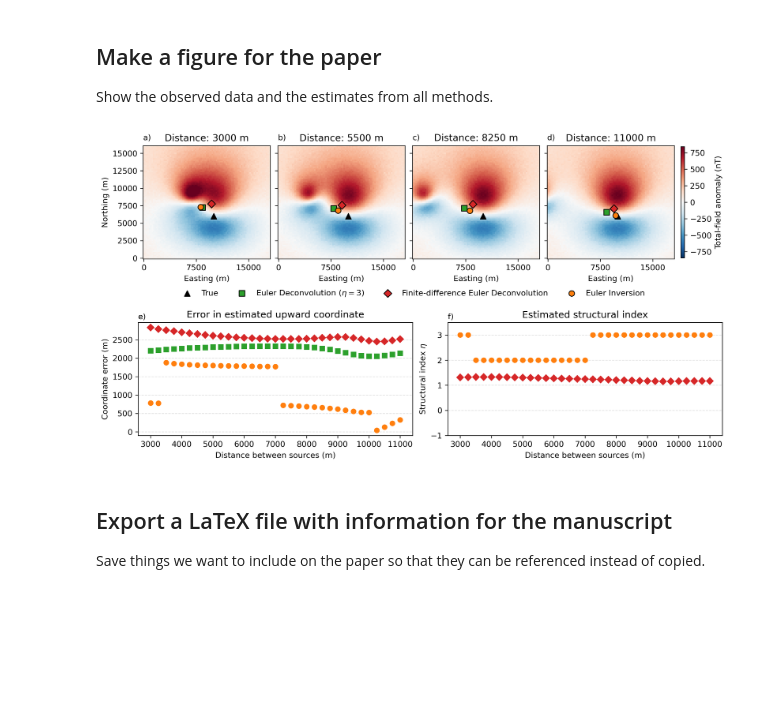
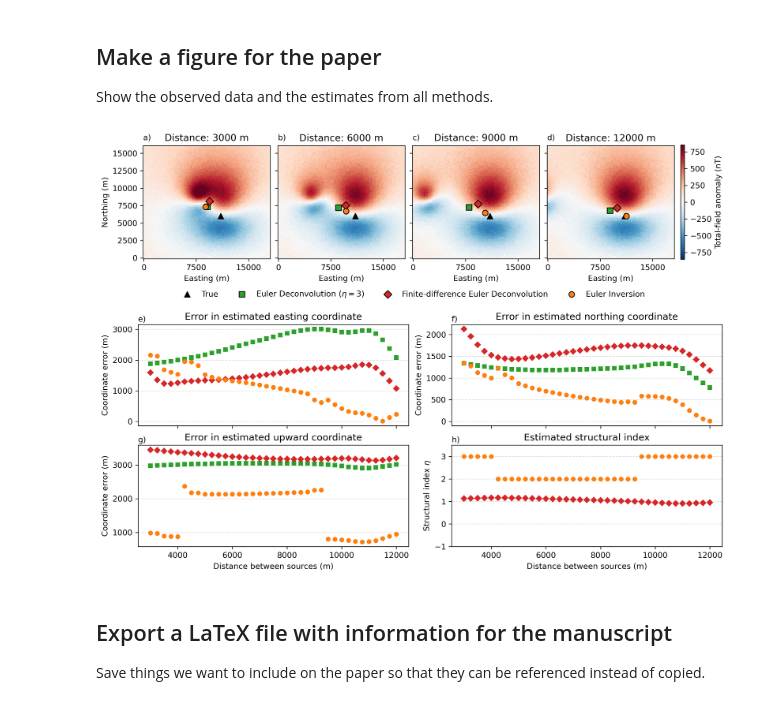
Before and after one commit to compgeolab/euler-inversion, a Jupyter notebook: code/synthetic-interfering-sources.ipynb, the cells around one changed output. Saved outputs shown, nothing was run; the diff lists cells and outputs as text; code cells hidden in the pictures; blank space fills up the shorter version.

Commit message:
Add a plot of the easting/northing error as well

```diff
--- a/code/synthetic-interfering-sources.ipynb
+++ b/code/synthetic-interfering-sources.ipynb
@@ -24,7 +24,7 @@ height = 800
 spacing = 200
 coordinates = vd.grid_coordinates(region, spacing=spacing, extra_coords=height)
 intensity, inclination, declination = 1e12, -30, 0
-true_coordinates = (10e3, 6e3, -4e3)
+true_coordinates = (11e3, 6e3, -4e3)
 magnetic_field = hm.dipole_magnetic(
     coordinates,
     dipoles=true_coordinates,
@@ -35,7 +35,7 @@ main_field = hm.magnetic_angles_to_vec(1, inclination, declination)
 magnetic_anomaly = sum(b * f for b, f in zip(magnetic_field, main_field))
 
 # Add noise and the base level
-noise_level = 10  # nT
+noise_level = 15  # nT
 magnetic_anomaly += np.random.default_rng(42).normal(
     0, noise_level, size=magnetic_anomaly.shape
 )
@@ -131,8 +131,8 @@ inversion = [euler_inversion_si_estimate(data) for data in datasets]
 
 Show the observed data and the estimates from all methods.
 # %%
-fig = plt.figure(figsize=(11, 6), layout="constrained")
-figures = fig.subfigures(2, 1, height_ratios=[1.2, 1])
+fig = plt.figure(figsize=(11, 8), layout="constrained")
+figures = fig.subfigures(2, 1, height_ratios=[1, 1.4])
 
 colors = list(plt.rcParams["axes.prop_cycle"].by_key()["color"])
 marker_ei = "o"
@@ -211,64 +211,74 @@ figures[0].legend(
     loc="outside lower center",
     ncols=4,
 )
-axes = figures[1].subplots(1, 2)
-for ax, label in zip(axes, "ef"):
+
+axes = figures[1].subplots(2, 2, sharex=True).ravel()
+for ax, label in zip(axes, "efgh"):
     ax.text(0, 1.03, f"{label})", transform=ax.transAxes)
     ax.grid(axis="y", alpha=0.4, linestyle="--")
+for ax in axes[-2:]:
     ax.set_xlabel("Distance between sources (m)")
 
-ax = axes[0]
-ax.set_title("Error in estimated upward coordinate")
-ax.set_ylabel("Coordinate error (m)")
-ax.plot(
-    source_distance,
-    [abs(true_coordinates[2] - e.location_[2]) for e in deconv],
-    marker=marker_ed,
-    color=color_ed,
-    linestyle="",
-)
-ax.plot(
-    source_distance,
-    [abs(true_coordinates[2] - e.location_[2]) for e in deconvfd],
-    marker=marker_fd,
-    color=color_fd,
-    linestyle="",
-)
-ax.plot(
-    source_distance,
-    [abs(true_coordinates[2] - e.location_[2]) for e in inversion],
-    marker=marker_ei,
-    color=color_ei,
-    linestyle="",
-)
 
-ax = axes[1]
+marker_size = 5
+
+for i, (ax, coord_name) in enumerate(zip(axes[:3], ["easting", "northing", "upward"])):
+    ax.set_title(f"Error in estimated {coord_name} coordinate")
+    ax.set_ylabel("Coordinate error (m)")
+    ax.plot(
+        source_distance,
+        [abs(true_coordinates[i] - e.location_[i]) for e in deconv],
+        marker=marker_ed,
+        color=color_ed,
+        linestyle="",
+        markersize=marker_size,
+    )
+    ax.plot(
+        source_distance,
+        [abs(true_coordinates[i] - e.location_[i]) for e in deconvfd],
+        marker=marker_fd,
+        color=color_fd,
+        linestyle="",
+        markersize=marker_size,
+    )
+    ax.plot(
+        source_distance,
+        [abs(true_coordinates[i] - e.location_[i]) for e in inversion],
+        marker=marker_ei,
+        color=color_ei,
+        linestyle="",
+        markersize=marker_size,
+    )
+
+ax = axes[3]
 ax.set_title("Estimated structural index")
 ax.set_ylabel("Structural index $\\eta$")
 ax.plot(
     source_distance,
     [e.structural_index_ for e in deconvfd],
     marker=marker_fd,
     color=color_fd,
     linestyle="",
+    markersize=marker_size,
 )
 ax.plot(
     source_distance,
     [e.structural_index for e in inversion],
     marker=marker_ei,
     color=color_ei,
     linestyle="",
+    markersize=marker_size,
 )
 ax.set_ylim(-1, 3.5)
 
 # Save the figure and display the saved figure because savefig and
 # show can sometimes create slightly different figures
 figfile = Path("..") / "paper" / "figures" / "synthetic-interfering-sources.png"
 fig.savefig(figfile, dpi=300, bbox_inches="tight")
 plt.close()
 Image(figfile)
 # %% [output]
-[figure, old version]
+[figure, new version]
 # %% [markdown]
 ## Export a LaTeX file with information for the manuscript
 
```
Also changed, not shown: parts of 3 cells of this notebook, 2 other files.
